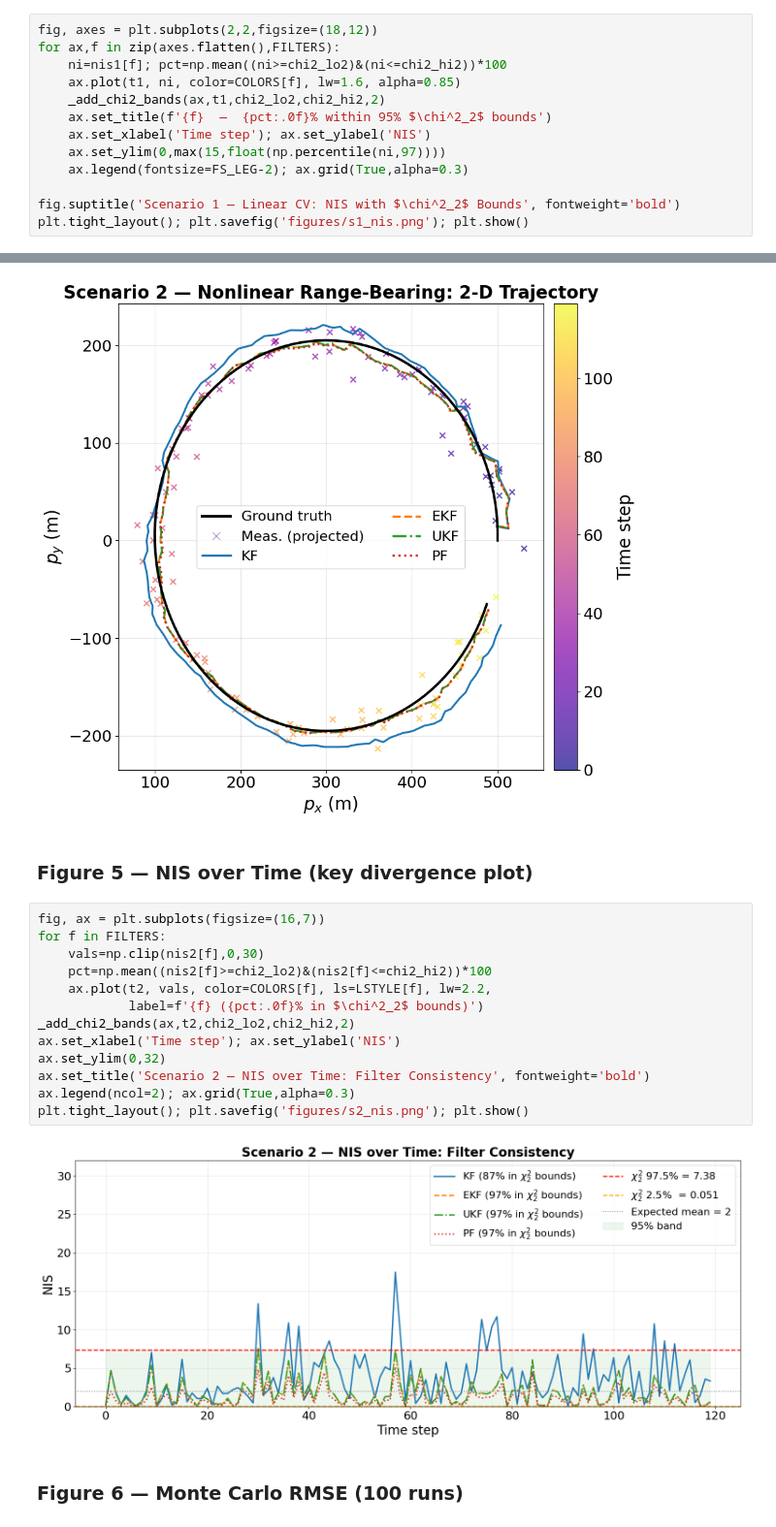
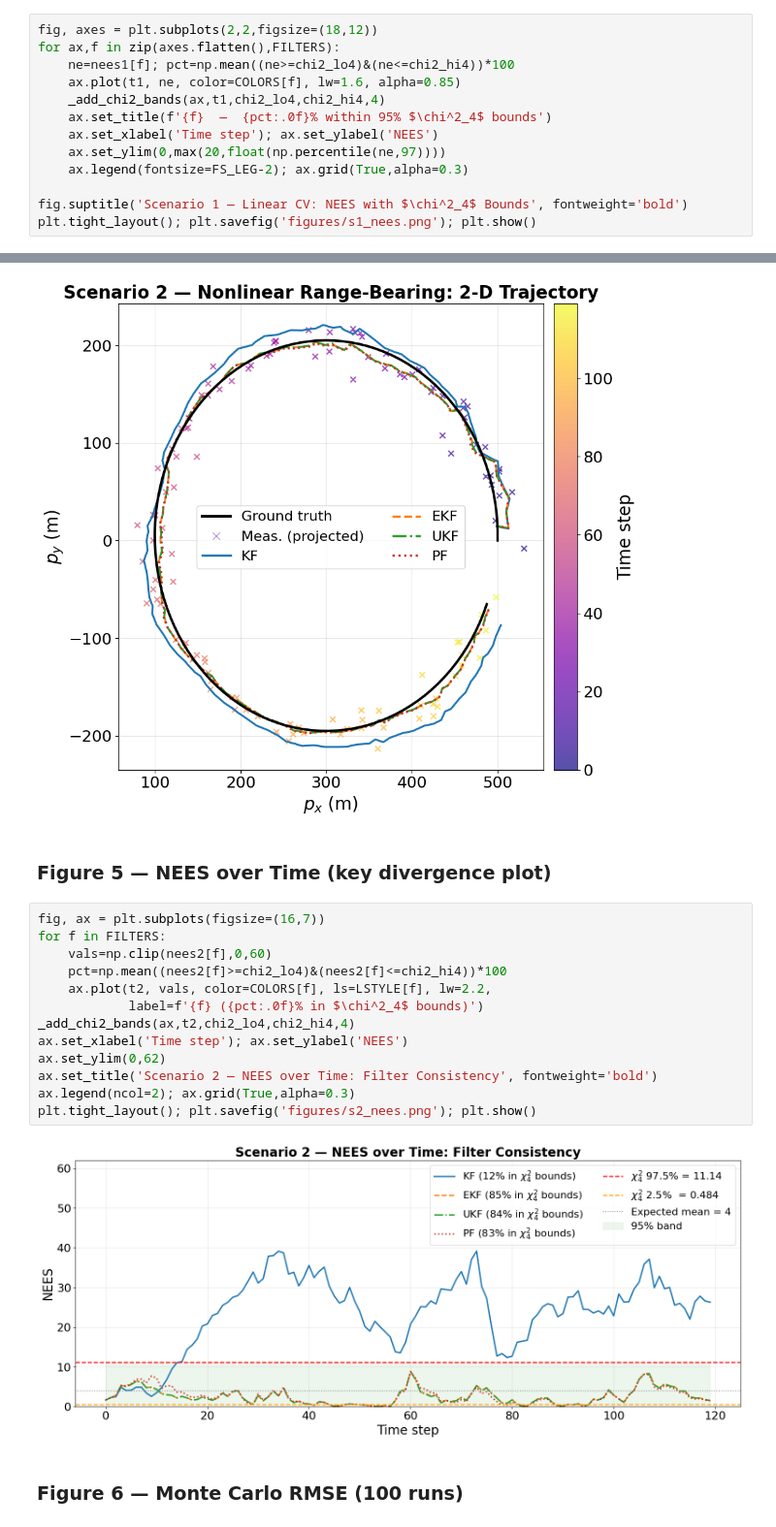
Before and after one commit to Moyin3/Dissertation, a Jupyter notebook: comparative_analysis.ipynb, the cells around one changed output, grey strips where cells are left out. Shown at 97% size. Saved outputs shown, nothing was run; the diff lists cells and outputs as text.

```diff
--- a/comparative_analysis.ipynb
+++ b/comparative_analysis.ipynb
@@ -447,14 +447,14 @@ plt.savefig('figures/s1_rmse.png'); plt.show()
 # %%
 fig, axes = plt.subplots(2,2,figsize=(18,12))
 for ax,f in zip(axes.flatten(),FILTERS):
-    ni=nis1[f]; pct=np.mean((ni>=chi2_lo2)&(ni<=chi2_hi2))*100
-    ax.plot(t1, ni, color=COLORS[f], lw=1.6, alpha=0.85)
-    _add_chi2_bands(ax,t1,chi2_lo2,chi2_hi2,2)
-    ax.set_title(f'{f}  —  {pct:.0f}% within 95% $\chi^2_2$ bounds')
-    ax.set_xlabel('Time step'); ax.set_ylabel('NIS')
-    ax.set_ylim(0,max(15,float(np.percentile(ni,97))))
+    ne=nees1[f]; pct=np.mean((ne>=chi2_lo4)&(ne<=chi2_hi4))*100
+    ax.plot(t1, ne, color=COLORS[f], lw=1.6, alpha=0.85)
+    _add_chi2_bands(ax,t1,chi2_lo4,chi2_hi4,4)
+    ax.set_title(f'{f}  —  {pct:.0f}% within 95% $\chi^2_4$ bounds')
+    ax.set_xlabel('Time step'); ax.set_ylabel('NEES')
+    ax.set_ylim(0,max(20,float(np.percentile(ne,97))))
     ax.legend(fontsize=FS_LEG-2); ax.grid(True,alpha=0.3)
 
-fig.suptitle('Scenario 1 — Linear CV: NIS with $\chi^2_2$ Bounds', fontweight='bold')
-plt.tight_layout(); plt.savefig('figures/s1_nis.png'); plt.show()
+fig.suptitle('Scenario 1 — Linear CV: NEES with $\chi^2_4$ Bounds', fontweight='bold')
+plt.tight_layout(); plt.savefig('figures/s1_nees.png'); plt.show()
 # %% [output]
@@ -606,22 +606,22 @@ plt.tight_layout(); plt.savefig('figures/s2_trajectory.png'); plt.show()
 # %% [output]
 [figure]
 # %% [markdown]
-### Figure 5 — NIS over Time (key divergence plot)
+### Figure 5 — NEES over Time (key divergence plot)
 # %%
 fig, ax = plt.subplots(figsize=(16,7))
 for f in FILTERS:
-    vals=np.clip(nis2[f],0,30)
-    pct=np.mean((nis2[f]>=chi2_lo2)&(nis2[f]<=chi2_hi2))*100
+    vals=np.clip(nees2[f],0,60)
+    pct=np.mean((nees2[f]>=chi2_lo4)&(nees2[f]<=chi2_hi4))*100
     ax.plot(t2, vals, color=COLORS[f], ls=LSTYLE[f], lw=2.2,
-            label=f'{f} ({pct:.0f}% in $\chi^2_2$ bounds)')
-_add_chi2_bands(ax,t2,chi2_lo2,chi2_hi2,2)
-ax.set_xlabel('Time step'); ax.set_ylabel('NIS')
-ax.set_ylim(0,32)
-ax.set_title('Scenario 2 — NIS over Time: Filter Consistency', fontweight='bold')
+            label=f'{f} ({pct:.0f}% in $\chi^2_4$ bounds)')
+_add_chi2_bands(ax,t2,chi2_lo4,chi2_hi4,4)
+ax.set_xlabel('Time step'); ax.set_ylabel('NEES')
+ax.set_ylim(0,62)
+ax.set_title('Scenario 2 — NEES over Time: Filter Consistency', fontweight='bold')
 ax.legend(ncol=2); ax.grid(True,alpha=0.3)
-plt.tight_layout(); plt.savefig('figures/s2_nis.png'); plt.show()
+plt.tight_layout(); plt.savefig('figures/s2_nees.png'); plt.show()
 # %% [output]
-[figure, old version]
+[figure, new version]
 # %% [markdown]
 ### Figure 6 — Monte Carlo RMSE (100 runs)
 # %%
```
Also changed, not shown: parts of 4 cells of this notebook, 6 other files.
